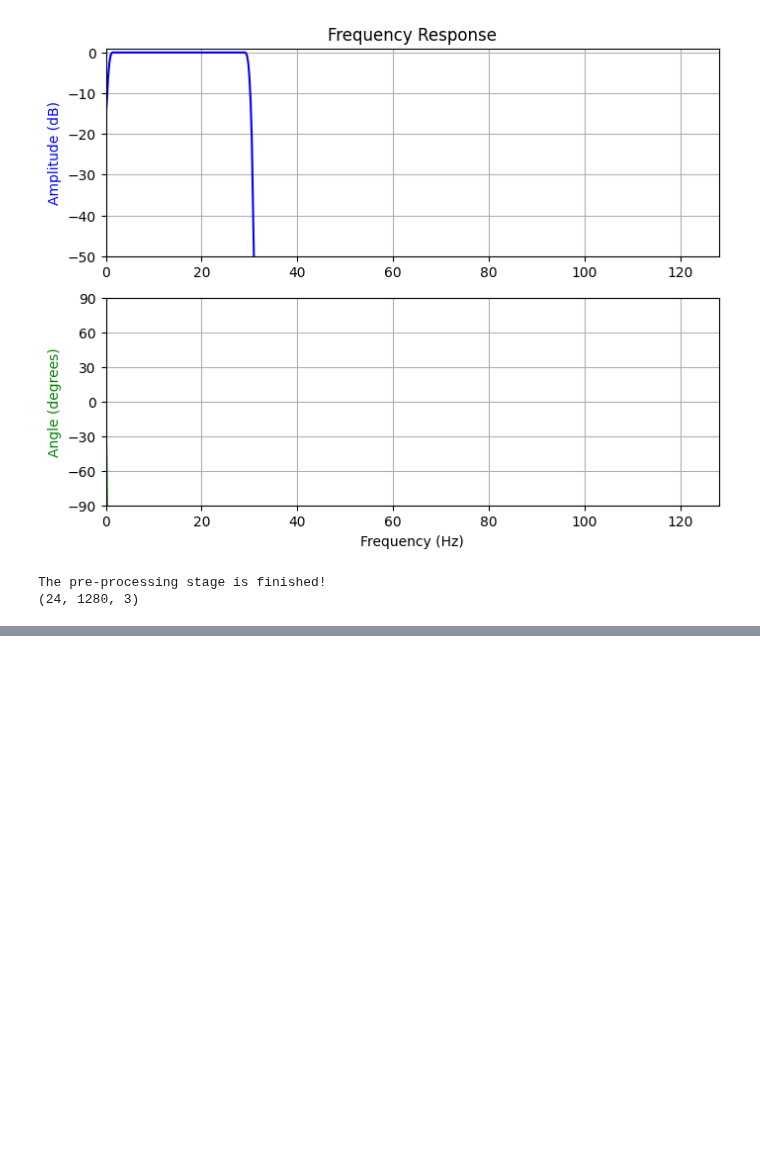
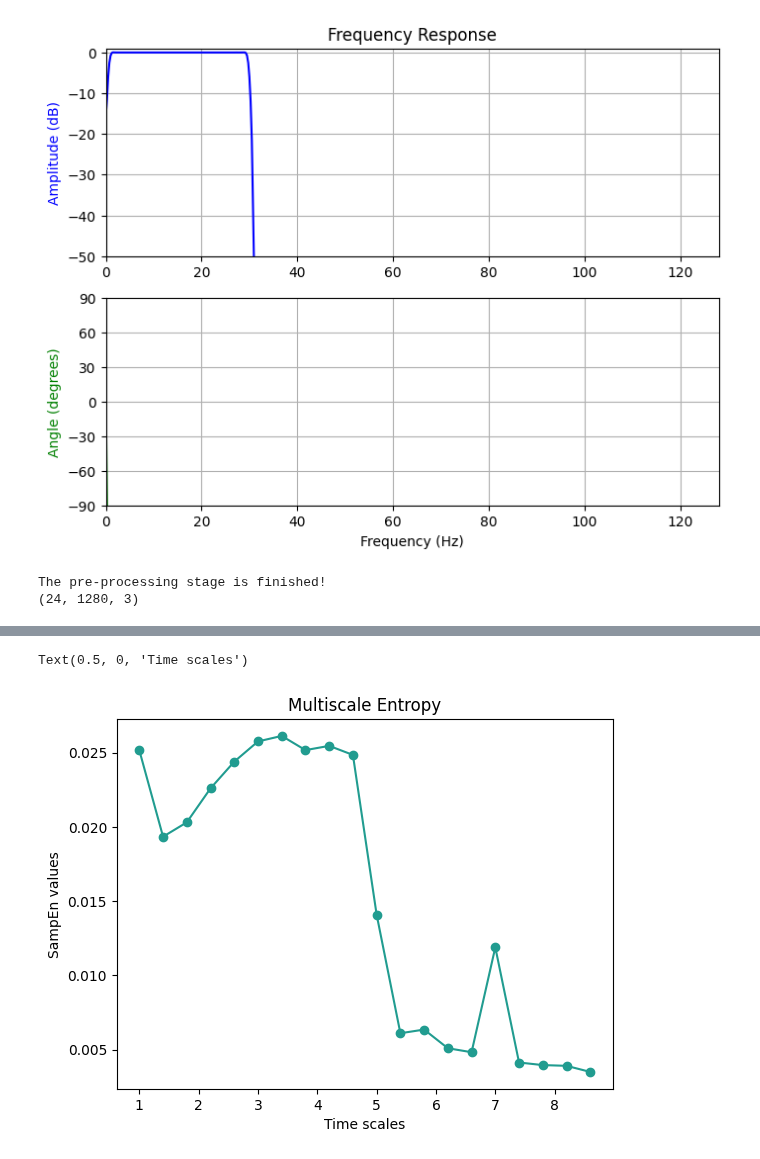
Before and after one commit to medusabci/medusa-tutorials, a Jupyter notebook: medusa-kernel/local_activation_analysis.ipynb, the cells around one changed output, grey strips where cells are left out. Cells and saved outputs as stored; diff of their text form; code cells hidden in the pictures; blank space fills up the shorter version.

```diff
--- a/medusa-kernel/local_activation_analysis.ipynb
+++ b/medusa-kernel/local_activation_analysis.ipynb
@@ -273,0 +339,20 @@ print("\n------------------------------------------------------")
+# %%
+# Let us define the parameters of MSE algorithm
+max_scale = 20 # Maximum scale value
+m = 1 # Sequence length
+r = 0.3 # Tolarence
+
+# Obtain mse for just one channel (e.g., Fz)
+mse = nonlinear_parameters.multiscale_entropy(signal=signal_long_epochs[:,:,2,None],
+                                              max_scale=max_scale,m=m,r=3)
+
+# Plot the MSE result (i.e., the SampEn computed across different time scales)
+fig, axes = plt.subplots()
+axes.plot(mse.mean(axis=0),'-o',color='#219C90')
+axes.set_xticklabels(np.arange(max_scale))
+axes.set_title('Multiscale Entropy')
+axes.set_ylabel('SampEn values')
+axes.set_xlabel('Time scales')
+# %% [output]
+Text(0.5, 0, 'Time scales')
+[figure, added]
```
Also changed, not shown: parts of 16 cells of this notebook.
